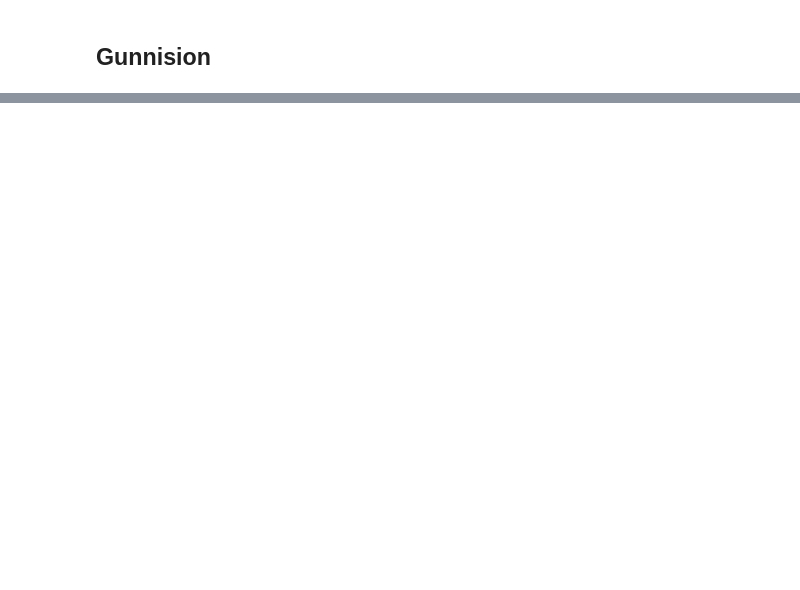
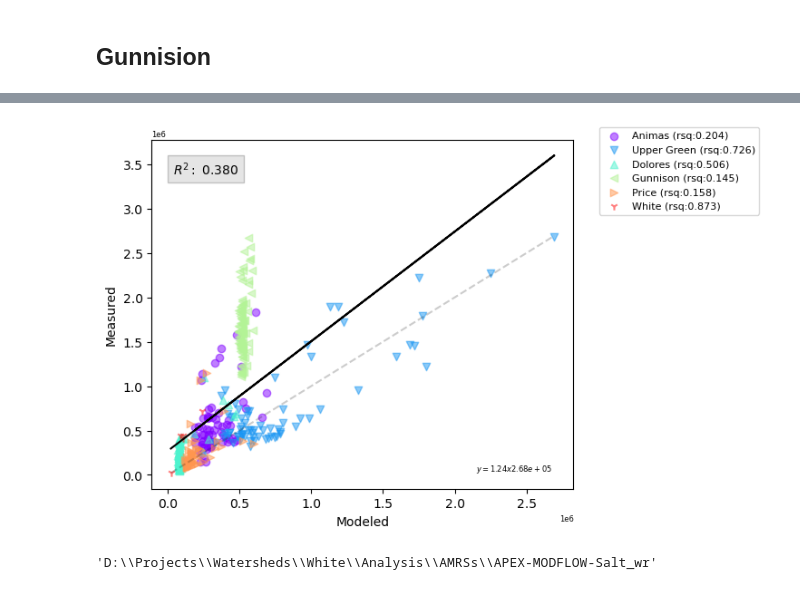
Before and after one commit to spark-brc/apexmf, a Jupyter notebook: notebooks/apexmf_salt_viz_blm_report02.ipynb, the cells around one changed output, grey strips where cells are left out. Drawn from its saved outputs; the diff is of its cells as text; code cells hidden in the pictures; blank space fills up the shorter version.

```diff
--- a/notebooks/apexmf_salt_viz_blm_report02.ipynb
+++ b/notebooks/apexmf_salt_viz_blm_report02.ipynb
@@ -255,0 +200,2 @@ tot_salt.plot(kind="scatter", x="tot_salt_loads", y="tot_salt_obd")
+# %%
+ftot_salt = analyzer.filter_data(tot_salt, simnam="tot_salt_loads", obdnam="tot_salt_obd", pthreshold=80)
@@ -256,2 +218,8 @@ tot_salt.plot(kind="scatter", x="tot_salt_loads", y="tot_salt_obd")
+# %%
+analyzer.plot_one_one(ftot_salt, simnam="tot_salt_loads", obdnam="tot_salt_obd", alpha=0.5, showrmse=False, fignam="salt.jpg")
+# %% [output]
+[figure, added]
 # %%
-os
+os.getcwd()
+# %% [output]
+'D:\\Projects\\Watersheds\\White\\Analysis\\AMRSs\\APEX-MODFLOW-Salt_wr'
```
Also changed, not shown: parts of 25 cells of this notebook, 1 other file.
